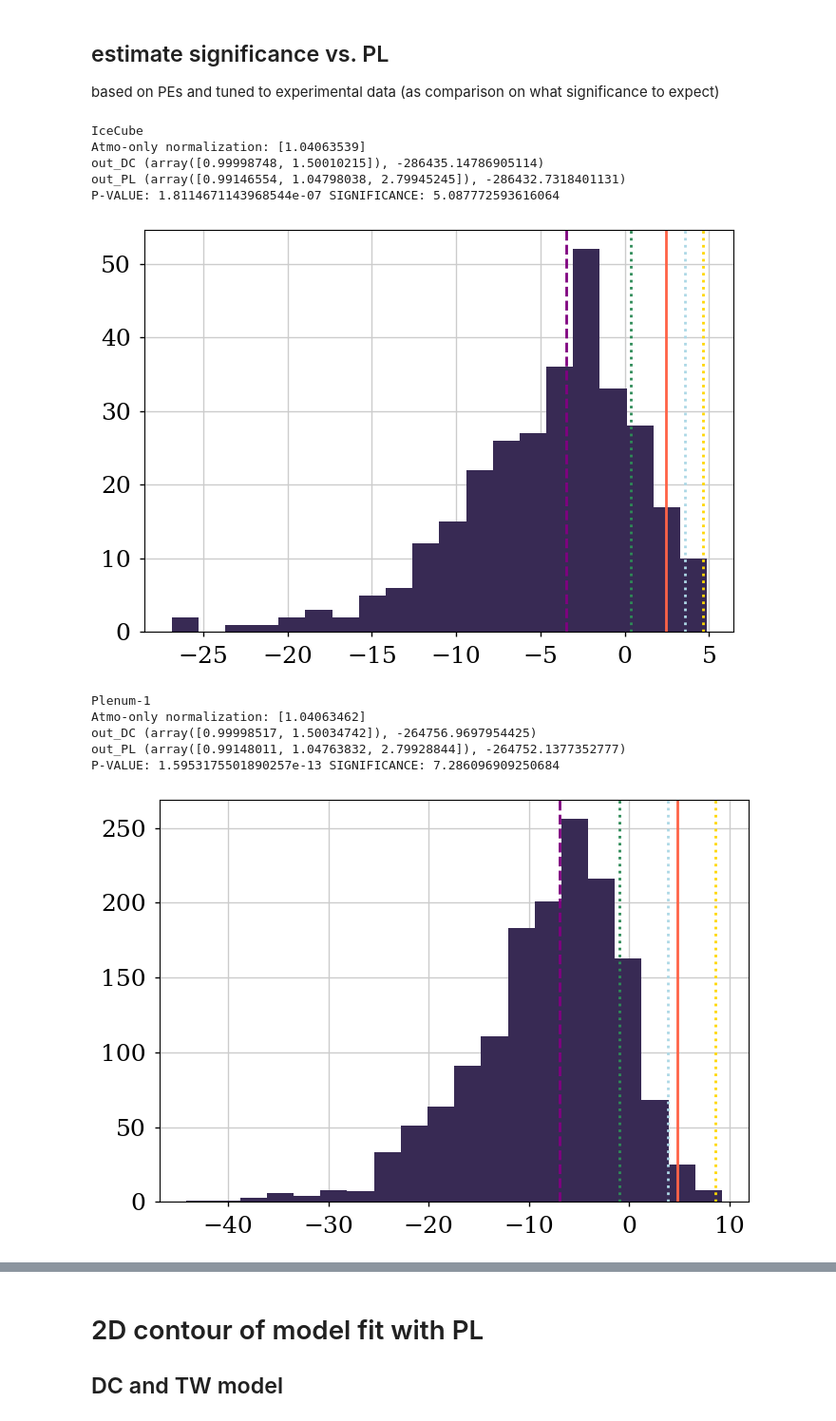
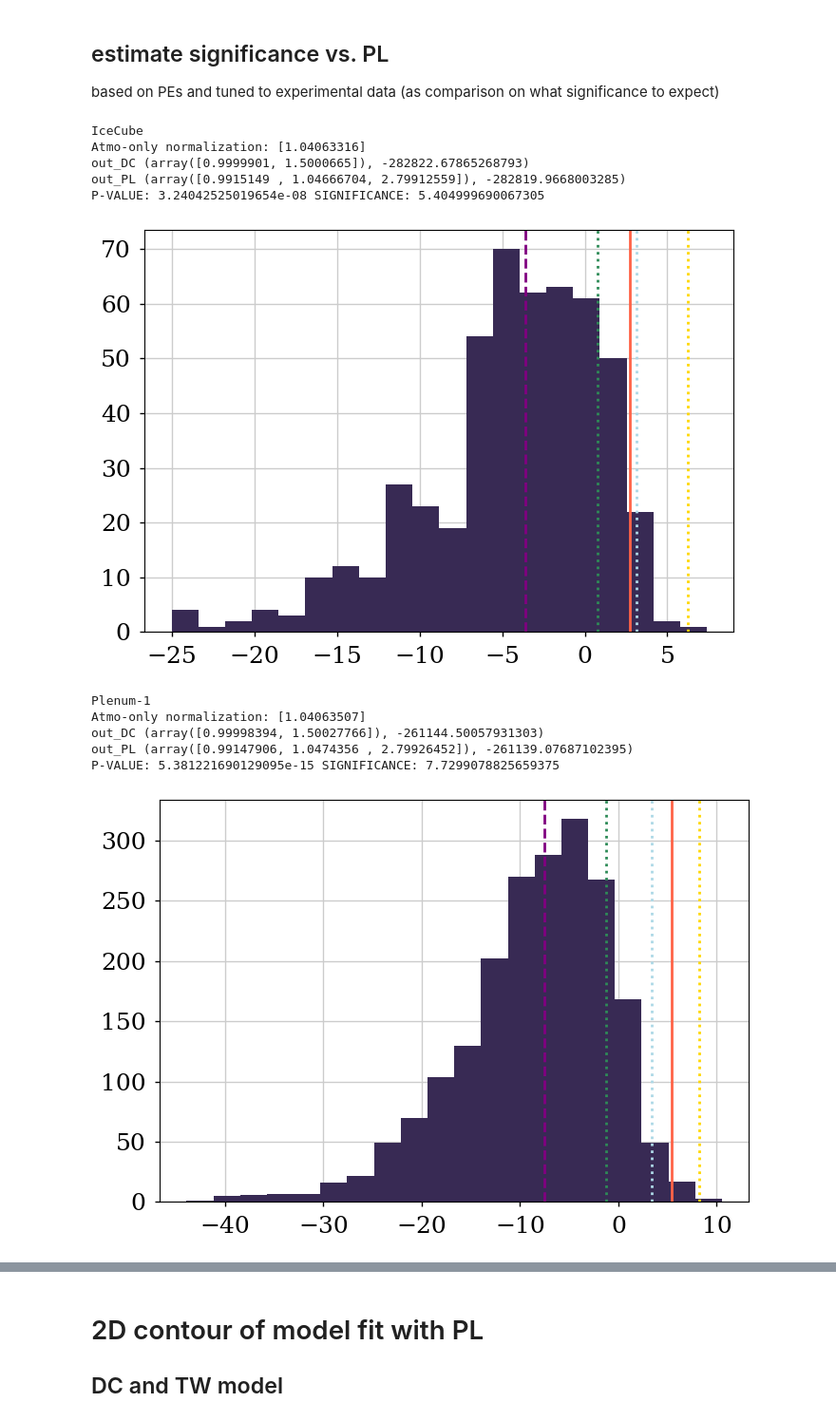
Before and after one commit to PLEnuM-group/Plenum, a Jupyter notebook: notebooks/analysis/pointsource_analysis_multi_models.ipynb, the cells around one changed output, grey strips where cells are left out. Shown at 95% size. Cells and saved outputs as stored; diff of their text form; code cells hidden in the pictures.

```diff
--- a/notebooks/analysis/pointsource_analysis_multi_models.ipynb
+++ b/notebooks/analysis/pointsource_analysis_multi_models.ipynb
@@ -175,16 +167,0 @@ improved_eres.plot()
-# %%
-# nice plot
-ebounds = (2.5, 5)
-
-f, ax = plt.subplots(figsize=(6, 5))
-f, ax = mephisto.plot_mephistogram(baseline_eres, f=f, ax=ax, vmin=0, vmax=0.12,
-    linewidth=0,
-    rasterized=True,)
-ax.set_xlabel("")
-ax.set_xlim(*ebounds)
-ax.set_ylim(*ebounds)
-ax.set_ylabel(r"$\log(E^{\mu}_{\rm reco}/{\rm GeV})$")
-ax.set_xlabel(r"$\log(E^{\nu}_{\rm true}/{\rm GeV})$")
-ax.collections[0].colorbar.set_label(r"$P(E^{\mu}_{\rm reco}|E^{\nu}_{\rm true})$")
-ax.collections[0].colorbar.set_ticks(np.arange(0, 0.13, step=0.03))
-ax.set_title("Baseline energy resolution")
@@ -739,7 +713,7 @@ exp_ngc_src_config["dec"] = st.ngc1068.dec.rad
 exp_ngc_bg_config = copy(exp_bg_config)
 exp_ngc_bg_config["dec"] = st.ngc1068.dec.rad
 # %%
-detector_keys = {"IceCube": 300, "Plenum-1": 1500, "Plenum-2": 5000}
+detector_keys = {"IceCube": 500, "Plenum-1": 2000, "Plenum-2": 7000}
 #detector_keys = {"IceCube": 30, "Plenum-1": 30, "Plenum-2": 30}
 for key in detector_keys:
 
@@ -857,42 +831,42 @@ for key in detector_keys:
         # S+B fit
         out_kheirandish_pe = fmin_l_bfgs_b(
             model_llh,
             x0=(1.2, 1.1),
             bounds=[(1e-3, 10), (1e-3, 100)],
             approx_grad=True,
         )
 
         TS_pl_as_H0_kh.append(
             {
                 "TS": out_pl_pe[1] - out_kheirandish_pe[1],
                 "pl_bg_norm": out_pl_pe[0][0],
                 "pl_norm": out_pl_pe[0][1],
                 "pl_gamma": out_pl_pe[0][2],
                 "model_bg": out_kheirandish_pe[0][0],
                 "model_norm": out_kheirandish_pe[0][1],
                 "quality": out_kheirandish_pe[2]["warnflag"] + out_pl_pe[2]["warnflag"],
             }
         )
     TS_pl_as_H0_kh = pd.DataFrame(TS_pl_as_H0_kh)
     plt.figure()
     plt.hist(TS_pl_as_H0_kh.TS, bins=20)
     plt.axvline(out_PL[1] - out_DC[1], color="tomato")
     plt.axvline(np.median(TS_pl_as_H0_kh.TS), color="purple", ls="--")
     plt.axvline(np.quantile(TS_pl_as_H0_kh.TS, norm.cdf(1)), color="seagreen", ls=":")
     plt.axvline(np.quantile(TS_pl_as_H0_kh.TS, norm.cdf(2)), color="lightblue", ls=":")
     plt.axvline(np.quantile(TS_pl_as_H0_kh.TS, norm.cdf(3)), color="gold", ls=":")
     plt.show()
 # %% [output]
 IceCube
-Atmo-only normalization: [1.04063539]
-out_DC (array([0.99998748, 1.50010215]), -286435.14786905114)
-out_PL (array([0.99146554, 1.04798038, 2.79945245]), -286432.7318401131)
-P-VALUE: 1.8114671143968544e-07 SIGNIFICANCE: 5.087772593616064
+Atmo-only normalization: [1.04063316]
+out_DC (array([0.9999901, 1.5000665]), -282822.67865268793)
+out_PL (array([0.9915149 , 1.04666704, 2.79912559]), -282819.9668003285)
+P-VALUE: 3.24042525019654e-08 SIGNIFICANCE: 5.404999690067305
-[figure, old version]
+[figure, new version]
 Plenum-1
-Atmo-only normalization: [1.04063462]
-out_DC (array([0.99998517, 1.50034742]), -264756.9697954425)
-out_PL (array([0.99148011, 1.04763832, 2.79928844]), -264752.1377352777)
-P-VALUE: 1.5953175501890257e-13 SIGNIFICANCE: 7.286096909250684
+Atmo-only normalization: [1.04063507]
+out_DC (array([0.99998394, 1.50027766]), -261144.50057931303)
+out_PL (array([0.99147906, 1.0474356 , 2.79926452]), -261139.07687102395)
+P-VALUE: 5.381221690129095e-15 SIGNIFICANCE: 7.7299078825659375
-[figure, old version]
+[figure, new version]
 Plenum-2
```
Also changed, not shown: parts of 17 cells of this notebook, 17 other files.
